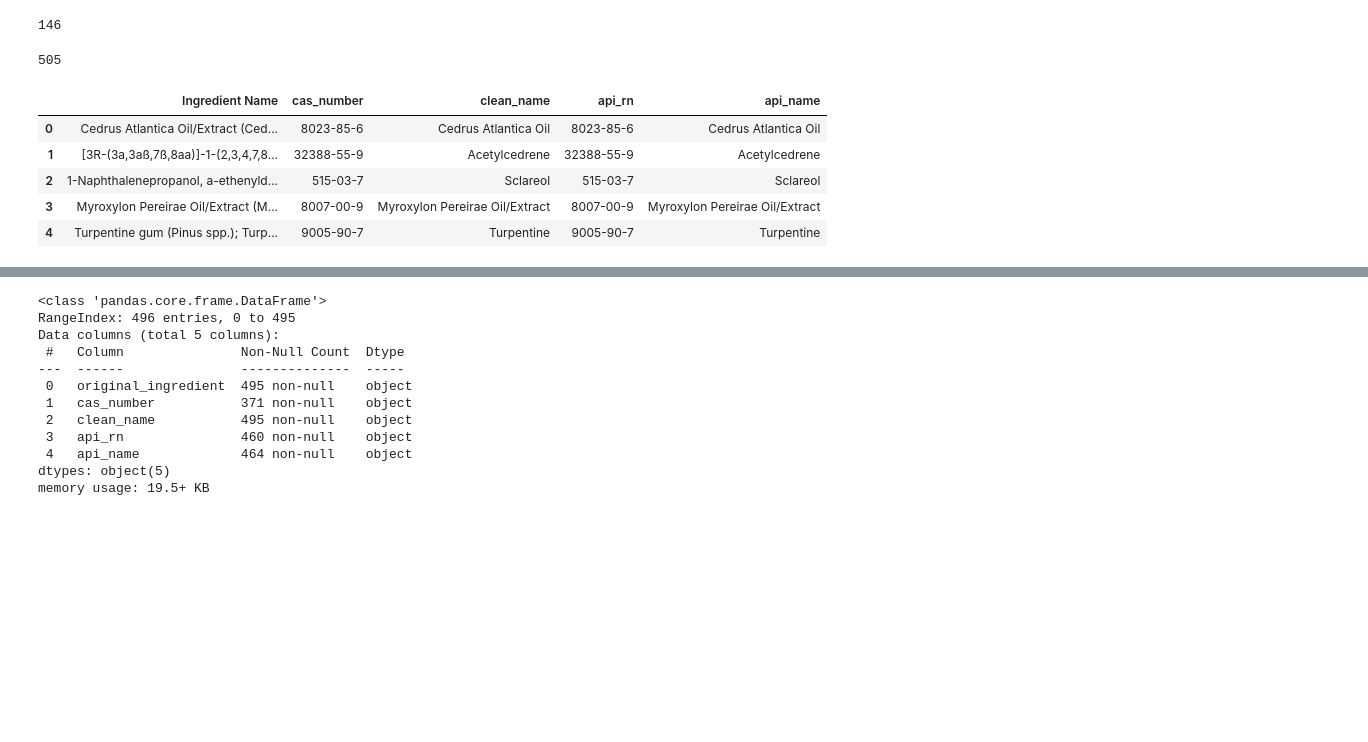
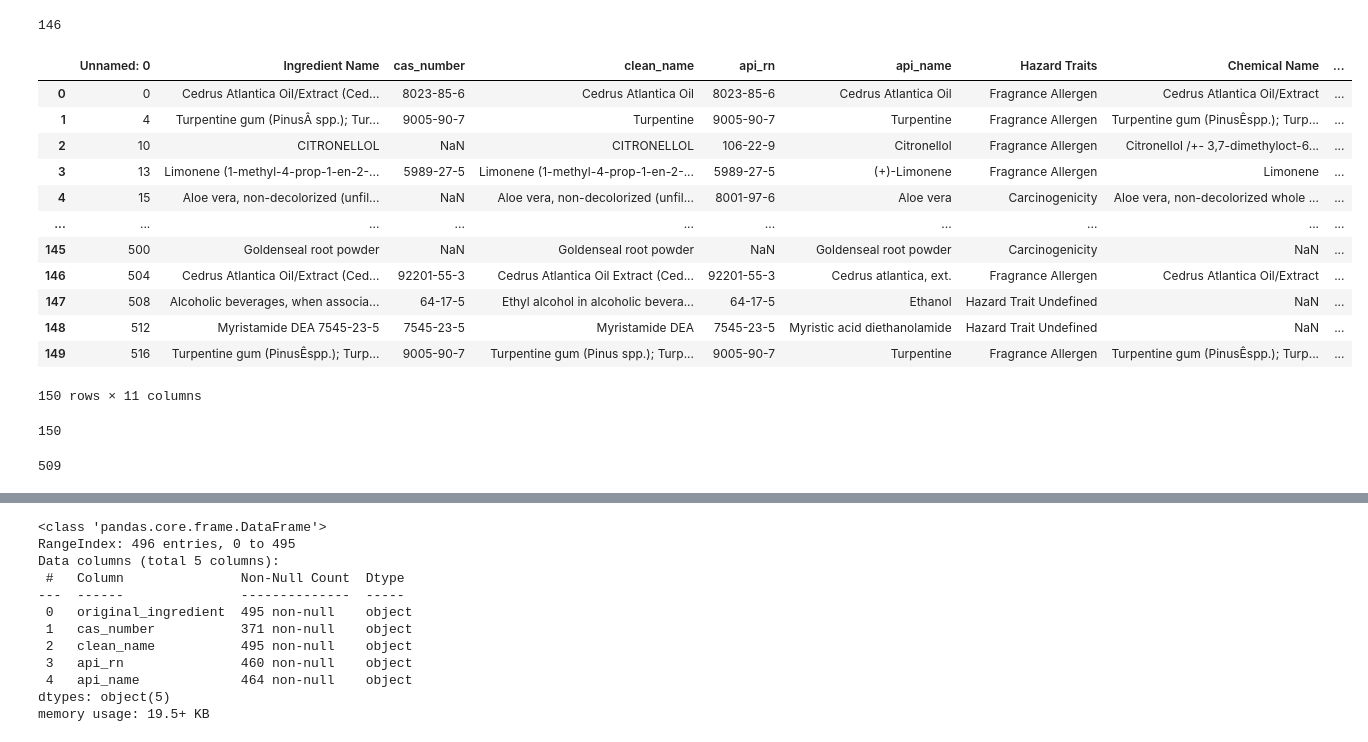
Before and after one commit to meisili/bna-data-duo, a Jupyter notebook: merge_check.ipynb, the cells around one changed output, grey strips where cells are left out. Drawn from its saved outputs; the diff is of its cells as text; code cells hidden in the pictures; blank space fills up the shorter version.

Commit message:
merge final

```diff
--- a/merge_check.ipynb
+++ b/merge_check.ipynb
@@ -356,4 +347,24 @@ len(na)
 146
 # %%
 na_cleaned = pd.read_csv("data/na_harms_cleaned.csv", encoding='latin-1')
+# %%
+na_cleaned
+# %% [output]
+|  | Unnamed: 0 | Ingredient Name | cas_number | clean_name | api_rn | api_name | Hazard Traits | Chemical Name | ... |
+| 0 | 0 | Cedrus Atlantica Oil/Extract (Ced... | 8023-85-6 | Cedrus Atlantica Oil | 8023-85-6 | Cedrus Atlantica Oil | Fragrance Allergen | Cedrus Atlantica Oil/Extract | ... |
+| 1 | 4 | Turpentine gum (PinusÂ spp.); Tur... | 9005-90-7 | Turpentine | 9005-90-7 | Turpentine | Fragrance Allergen | Turpentine gum (PinusÊspp.); Turp... | ... |
+| 2 | 10 | CITRONELLOL | NaN | CITRONELLOL | 106-22-9 | Citronellol | Fragrance Allergen | Citronellol /+- 3,7-dimethyloct-6... | ... |
+| 3 | 13 | Limonene (1-methyl-4-prop-1-en-2-... | 5989-27-5 | Limonene (1-methyl-4-prop-1-en-2-... | 5989-27-5 | (+)-Limonene | Fragrance Allergen | Limonene | ... |
+| 4 | 15 | Aloe vera, non-decolorized (unfil... | NaN | Aloe vera, non-decolorized (unfil... | 8001-97-6 | Aloe vera | Carcinogenicity | Aloe vera, non-decolorized whole ... | ... |
+| ... | ... | ... | ... | ... | ... | ... | ... | ... | ... |
+| 145 | 500 | Goldenseal root powder | NaN | Goldenseal root powder | NaN | Goldenseal root powder | Carcinogenicity | NaN | ... |
+| 146 | 504 | Cedrus Atlantica Oil/Extract (Ced... | 92201-55-3 | Cedrus Atlantica Oil Extract (Ced... | 92201-55-3 | Cedrus atlantica, ext. | Fragrance Allergen | Cedrus Atlantica Oil/Extract | ... |
+| 147 | 508 | Alcoholic beverages, when associa... | 64-17-5 | Ethyl alcohol in alcoholic bevera... | 64-17-5 | Ethanol | Hazard Trait Undefined | NaN | ... |
+| 148 | 512 | Myristamide DEA 7545-23-5 | 7545-23-5 | Myristamide DEA | 7545-23-5 | Myristic acid diethanolamide | Hazard Trait Undefined | NaN | ... |
+| 149 | 516 | Turpentine gum (PinusÊspp.); Turp... | 9005-90-7 | Turpentine gum (Pinus spp.); Turp... | 9005-90-7 | Turpentine | Fragrance Allergen | Turpentine gum (PinusÊspp.); Turp... | ... |
+150 rows × 11 columns
+# %%
+len(na_cleaned)
+# %% [output]
+150
 # %%
@@ -361,13 +372,4 @@ final_merge = pd.concat([result, na_cleaned])
 # %%
-len(final_merge)
+len(hazards_merged)
 # %% [output]
-505
+509
-# %%
-chemicals.head()
-# %% [output]
-|  | Ingredient Name | cas_number | clean_name | api_rn | api_name |
-| 0 | Cedrus Atlantica Oil/Extract (Ced... | 8023-85-6 | Cedrus Atlantica Oil | 8023-85-6 | Cedrus Atlantica Oil |
-| 1 | [3R-(3a,3aß,7ß,8aa)]-1-(2,3,4,7,8... | 32388-55-9 | Acetylcedrene | 32388-55-9 | Acetylcedrene |
-| 2 | 1-Naphthalenepropanol, a-ethenyld... | 515-03-7 | Sclareol | 515-03-7 | Sclareol |
-| 3 | Myroxylon Pereirae Oil/Extract (M... | 8007-00-9 | Myroxylon Pereirae Oil/Extract | 8007-00-9 | Myroxylon Pereirae Oil/Extract |
-| 4 | Turpentine gum (Pinus spp.); Turp... | 9005-90-7 | Turpentine | 9005-90-7 | Turpentine |
```
Also changed, not shown: parts of 17 cells of this notebook.
